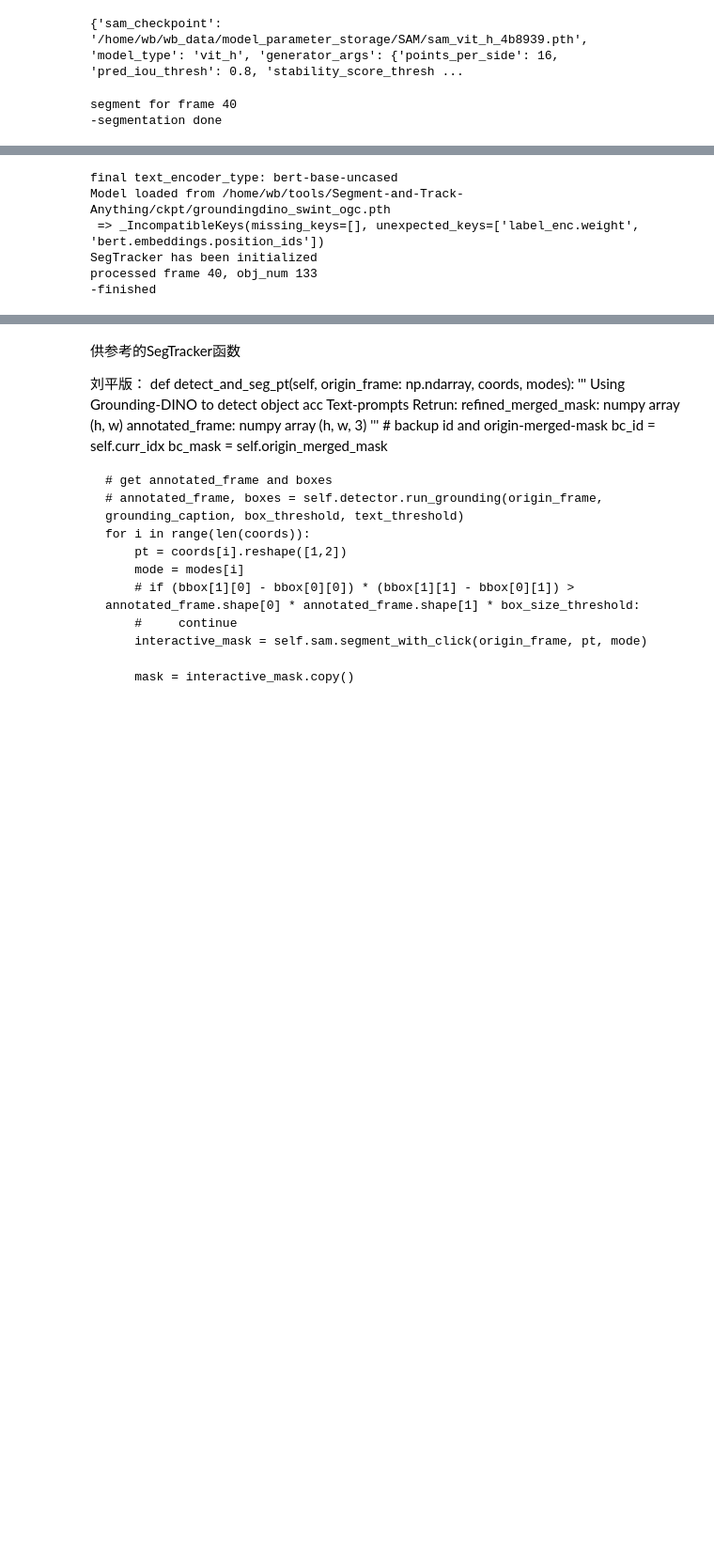
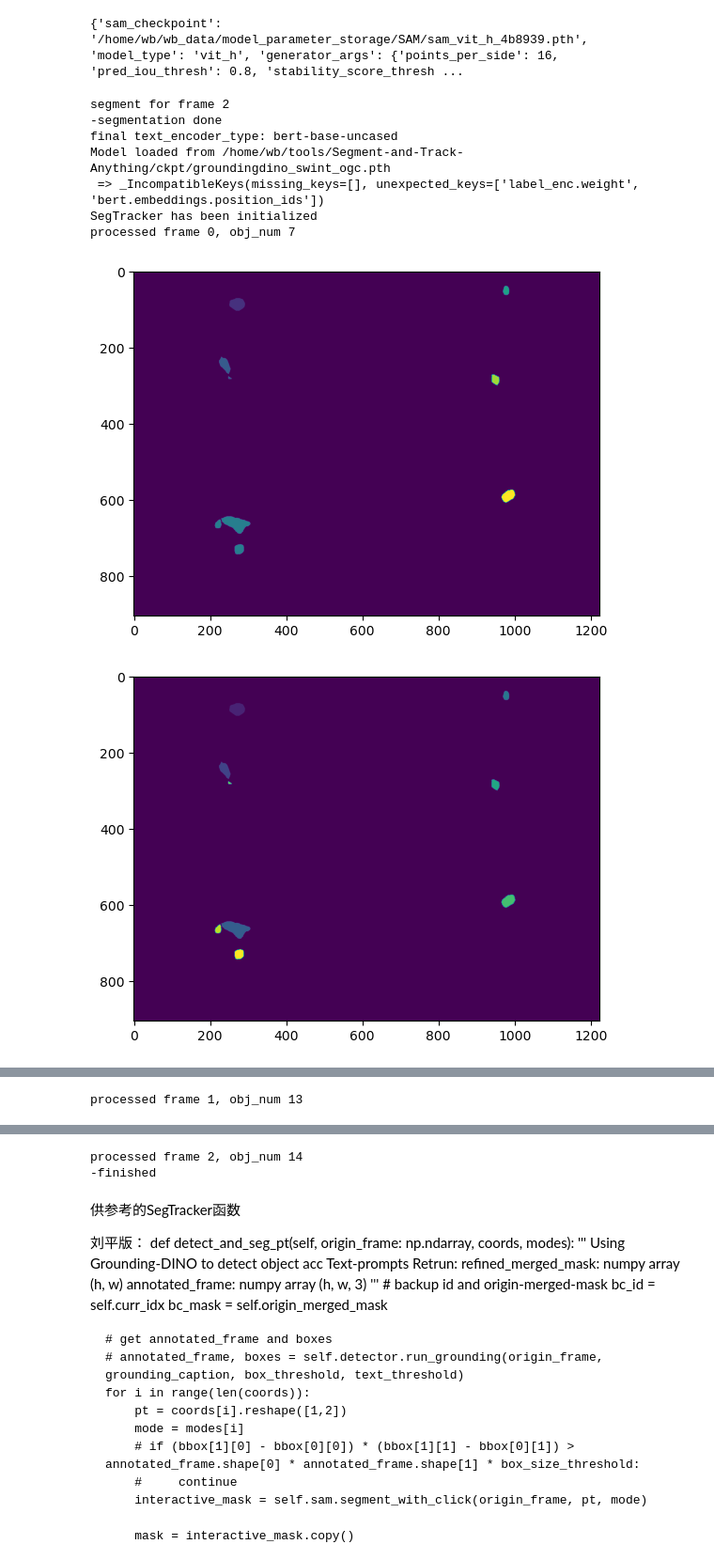
Before and after one commit to wukoe/celltrack, a Jupyter notebook: celltrack.ipynb, the cells around one changed output, grey strips where cells are left out. Shown at 94% size. Cells and saved outputs as stored; diff of their text form; code cells hidden in the pictures; blank space fills up the shorter version.

Commit message:
fix tracking output processing

```diff
--- a/celltrack.ipynb
+++ b/celltrack.ipynb
@@ -78,7 +75,7 @@ if not os.path.exists(output_dir):
 # grounding_caption = "cell"
 # box_threshold, text_threshold, box_size_threshold, reset_image = 0.02, 0.02, 0.05, True
 
-fnum = len(vid)
+fnum = 3 #len(vid)
 sz = vid[0].shape
 frame_area = sz[0] * sz[1]
 
@@ -127,33 +124,40 @@ for frame_idx in range(fnum):
         # gc.collect()
         track_mask = segtracker.track(frame)
         # find new objects, and update tracker with new objects
         # 1/2
         # new_obj_mask = aux.find_new_objs(segtracker_args, track_mask, seg_mask, segtracker.curr_idx)
         # 2/2
         new_obj_mask = seg_mask
         # e/2
 
         # tms.append(track_mask); sms.append(seg_mask); nobs.append(new_obj_mask)
 
         # 1/2
         # pred_mask = track_mask + new_obj_mask
         # 2/2
-        # track_mask = ovmorph.isolate_object(track_mask)  #<<<<
-        # track_mask = ovmorph.filter_object_size(ms, segtracker_args['min_obj_area_ratio'], segtracker_args['max_obj_area_ratio'])
+        track_mask = ovmorph.isolate_object(track_mask)
+        track_mask = ovmorph.filter_object_size(track_mask, segtracker_args['min_obj_area_ratio'], segtracker_args['max_obj_area_ratio'])
         pred_mask = aux.merge_pt(segtracker_args, track_mask, new_obj_mask)
         # e/2
 
         # segtracker.restart_tracker()
         segtracker.add_reference(frame, pred_mask)
     else:
         pred_mask = segtracker.track(frame, update_memory=True)
     # torch.cuda.empty_cache()
     # gc.collect()
     proc_data.save_prediction(pred_mask, output_dir, str(frame_idx)+'.png')
     print("processed frame {}, obj_num {}".format(frame_idx, segtracker.get_obj_num()), end='\r')
 
 print('\n-finished')
 # np.save('tms',tms); np.save('sms',sms); np.save('nobs',nobs)
 # %% [output]
-segment for frame 40
+segment for frame 2
 -segmentation done
+final text_encoder_type: bert-base-uncased
+Model loaded from /home/wb/tools/Segment-and-Track-Anything/ckpt/groundingdino_swint_ogc.pth
+ => _IncompatibleKeys(missing_keys=[], unexpected_keys=['label_enc.weight', 'bert.embeddings.position_ids'])
+SegTracker has been initialized
+processed frame 0, obj_num 7
+[figure, added]
+[figure, added]
@@ -160,6 +165 @@ segment for frame 40
-final text_encoder_type: bert-base-uncased
-Model loaded from /home/wb/tools/Segment-and-Track-Anything/ckpt/groundingdino_swint_ogc.pth
- => _IncompatibleKeys(missing_keys=[], unexpected_keys=['label_enc.weight', 'bert.embeddings.position_ids'])
-SegTracker has been initialized
-processed frame 40, obj_num 133
--finished
+processed frame 1, obj_num 13
@@ -166,3 +169,5 @@ processed frame 40, obj_num 133
+processed frame 2, obj_num 14
+-finished
 # %%
 # print(sr[3].shape)
 X = [merge_mask(it) for it in sr]
```
Also changed, not shown: parts of 2 cells of this notebook.
